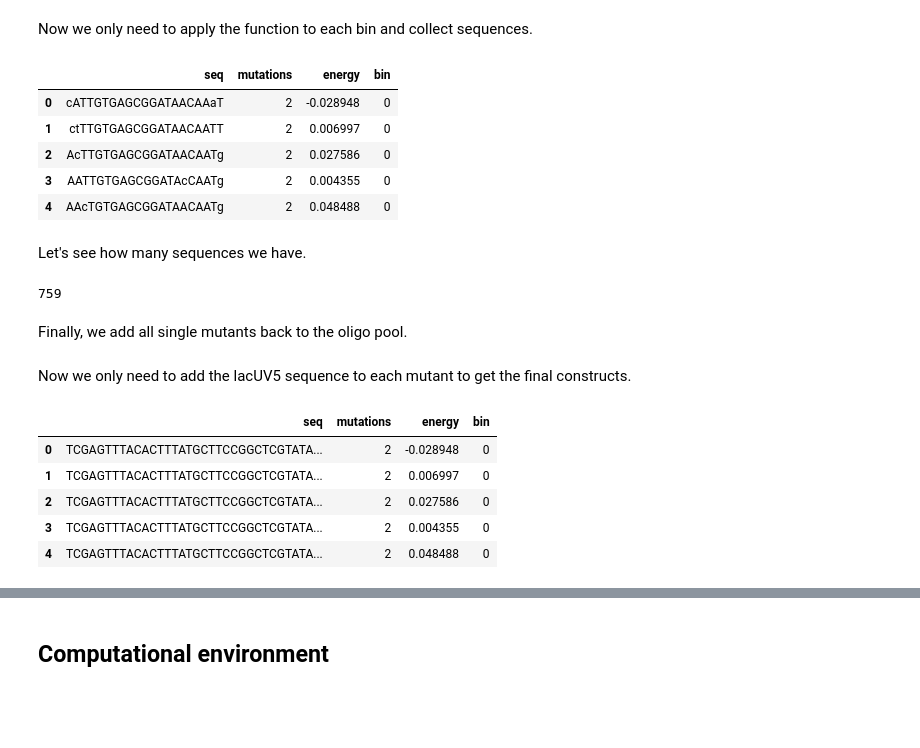
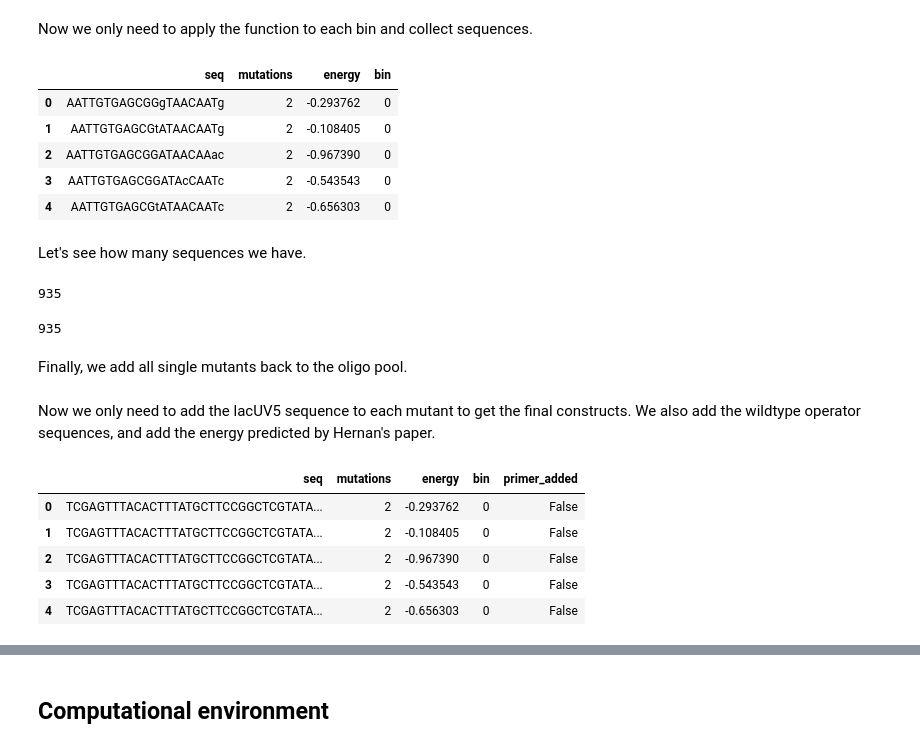
Before and after one commit to RPGroup-PBoC/Reg-Seq2, a Jupyter notebook: code/experimental_design/twist_order/lacI_titration/generate_sequences.ipynb, the cells around one changed output, grey strips where cells are left out. Saved outputs shown, nothing was run; the diff lists cells and outputs as text; code cells hidden in the pictures; blank space fills up the shorter version.

```diff
--- a/code/experimental_design/twist_order/lacI_titration/generate_sequences.ipynb
+++ b/code/experimental_design/twist_order/lacI_titration/generate_sequences.ipynb
@@ -29,8 +28,13 @@ Loading BokehJS ...
 Load the wild type sequences and the energy matrix from Barnes 2019.
 # %%
 O1 = 'AATTGTGAGCGGATAACAATT'
+O2 = 'AAATGTGAGCGAGTAACAACC'
+O3 = 'GGCAGTGAGCGCAACGCAATT'
+
 lacUV5 = 'TCGAGTTTACACTTTATGCTTCCGGCTCGTATAATGTGTGG'
 
 lacUV5_O1 = lacUV5 + O1
+lacUV5_O2 = lacUV5 + O2
+lacUV5_O3 = lacUV5 + O3
 
 O1_matrix = np.load("../../../../data/O1_matrix.npy")
@@ -89,4 +61,4 @@ For higher order mutants we don't have to worried about duplicates and can rando
 # %%
-mutants_quadruple = wgregseq.mutations_rand(O1, rate=0.2, num_mutants=100000, number_fixed=True)
-mutants_quintuple = wgregseq.mutations_rand(O1, rate=0.25, num_mutants=100000, number_fixed=True)
-mutants_sextuple = wgregseq.mutations_rand(O1, rate=0.3, num_mutants=100000, number_fixed=True)
+mutants_quadruple = np.unique(wgregseq.mutations_rand(O1, rate=0.2, num_mutants=100000, number_fixed=True))
+mutants_quintuple = np.unique(wgregseq.mutations_rand(O1, rate=0.25, num_mutants=100000, number_fixed=True))
+mutants_sextuple = np.unique(wgregseq.mutations_rand(O1, rate=0.3, num_mutants=100000, number_fixed=True))
@@ -119,5 +87,7 @@ df.head()
 # %% [markdown]
 To choose which mutants we are taking, we first try bins of binding energies.
 # %%
-#bins = [(-0.05, 0.05), (0.4, 0.5), (0.85, .95)]
-bins = [(i-0.05, i+0.05) for i in np.linspace(0, 1, num=11)]
+gap=0.5
+Min, Max = -0.5, 7.5
+bins = [(i-gap, i+gap) for i in np.linspace(Min, Max, num=9)]
+bins
@@ -193,23 +173,27 @@ Now we only need to apply the function to each bin and collect sequences.
 # %%
 O1_mutants_df_list = []
 for Bin in range(len(bins)):
-    O1_mutants_df_list.append(select_seqs(binned_df, 0, 90))
+    O1_mutants_df_list.append(select_seqs(binned_df, Bin, 110))
 
 O1_mutants_df = pd.concat(O1_mutants_df_list, ignore_index=True)
 O1_mutants_df.head()
 # %% [output]
 |  | seq | mutations | energy | bin |
-| 0 | cATTGTGAGCGGATAACAAaT | 2 | -0.028948 | 0 |
-| 1 | ctTTGTGAGCGGATAACAATT | 2 | 0.006997 | 0 |
-| 2 | AcTTGTGAGCGGATAACAATg | 2 | 0.027586 | 0 |
-| 3 | AATTGTGAGCGGATAcCAATg | 2 | 0.004355 | 0 |
-| 4 | AAcTGTGAGCGGATAACAATg | 2 | 0.048488 | 0 |
+| 0 | AATTGTGAGCGGgTAACAATg | 2 | -0.293762 | 0 |
+| 1 | AATTGTGAGCGtATAACAATg | 2 | -0.108405 | 0 |
+| 2 | AATTGTGAGCGGATAACAAac | 2 | -0.967390 | 0 |
+| 3 | AATTGTGAGCGGATAcCAATc | 2 | -0.543543 | 0 |
+| 4 | AATTGTGAGCGtATAACAATc | 2 | -0.656303 | 0 |
 # %% [markdown]
 Let's see how many sequences we have.
+# %%
+len(np.unique(O1_mutants_df.seq.values))
+# %% [output]
+935
 # %%
-len(O1_mutants_df)
+len(O1_mutants_df.seq.values)
 # %% [output]
-759
+935
 # %% [markdown]
 Finally, we add all single mutants back to the oligo pool.
 # %%
@@ -217,16 +201,26 @@ df_1["energy"] = df_1['seq'].apply(energy_from_sequence, args= (O1_matrix, ))
 df_1["bin"] = "x"
 O1_mutants_df = pd.concat([O1_mutants_df, df_1], ignore_index=True)
 # %% [markdown]
-Now we only need to add the lacUV5 sequence to each mutant to get the final constructs.
+Now we only need to add the lacUV5 sequence to each mutant to get the final constructs. We also add the wildtype operator sequences, and add the energy predicted by Hernan's paper.
 # %%
 oligos = copy.deepcopy(O1_mutants_df)
 
 oligos.seq = [lacUV5 + seq for seq in oligos.seq]
+oligos = oligos.append(
+    pd.DataFrame(
+        [[lacUV5_O1, 0, 0, "x"],
+         [lacUV5_O2, 0, 1.4, "x"],
+         [lacUV5_O3, 0, 5.6, "x"]
+        ],
+        columns=['seq', 'mutations', 'energy', 'bin']),
+    ignore_index=True
+)
+oligos['primer_added'] = False
 oligos.head()
 # %% [output]
-|  | seq | mutations | energy | bin |
-| 0 | TCGAGTTTACACTTTATGCTTCCGGCTCGTATA... | 2 | -0.028948 | 0 |
-| 1 | TCGAGTTTACACTTTATGCTTCCGGCTCGTATA... | 2 | 0.006997 | 0 |
-| 2 | TCGAGTTTACACTTTATGCTTCCGGCTCGTATA... | 2 | 0.027586 | 0 |
-| 3 | TCGAGTTTACACTTTATGCTTCCGGCTCGTATA... | 2 | 0.004355 | 0 |
-| 4 | TCGAGTTTACACTTTATGCTTCCGGCTCGTATA... | 2 | 0.048488 | 0 |
+|  | seq | mutations | energy | bin | primer_added |
+| 0 | TCGAGTTTACACTTTATGCTTCCGGCTCGTATA... | 2 | -0.293762 | 0 | False |
+| 1 | TCGAGTTTACACTTTATGCTTCCGGCTCGTATA... | 2 | -0.108405 | 0 | False |
+| 2 | TCGAGTTTACACTTTATGCTTCCGGCTCGTATA... | 2 | -0.967390 | 0 | False |
+| 3 | TCGAGTTTACACTTTATGCTTCCGGCTCGTATA... | 2 | -0.543543 | 0 | False |
+| 4 | TCGAGTTTACACTTTATGCTTCCGGCTCGTATA... | 2 | -0.656303 | 0 | False |
```
Also changed, not shown: parts of 12 cells of this notebook, 8 other files.
